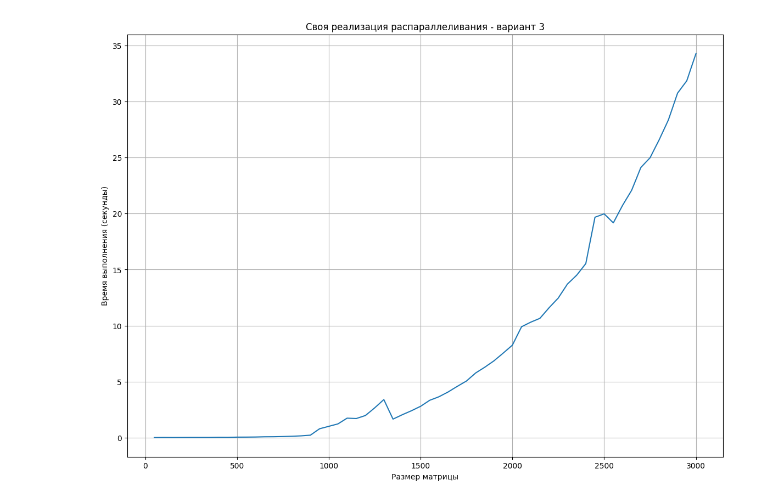
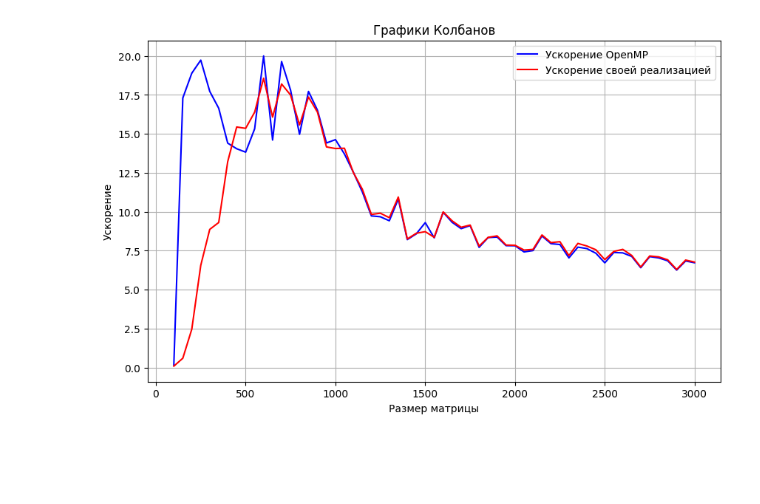
Before and after one commit to CallBan/ssau, a Jupyter notebook: 4 курс/1 семестр/Параллельное программирование/graphics_script.ipynb, the cells around one changed output. Cells and saved outputs as stored; diff of their text form; code cells hidden in the pictures; blank space fills up the shorter version.

```diff
--- a/4 курс/1 семестр/Параллельное программирование/graphics_script.ipynb
+++ b/4 курс/1 семестр/Параллельное программирование/graphics_script.ipynb
@@ -12,15 +12,19 @@ with open(f'data_{name}.txt', encoding='UTF-8') as file_in:
     manual_parallel = [float(x) for x in results[2]]
 
 matrix_sizes = list(range(50, 3050, 50))
+# %%
+a1 = [x / y for x, y in zip(without_parallel[1:], openMP_parallel[1:])]
+a2 = [x / y for x, y in zip(without_parallel[1:], manual_parallel[1:])]
 # %%
-fig, ax = plt.subplots(figsize=(14, 10))
-plt.plot(matrix_sizes, manual_parallel)
-#plt.title("Без распараллеливания - вариант 3")
-#plt.title("С использованием OpenMP - вариант 3")
-plt.title("Своя реализация распараллеливания - вариант 3")
+fig, ax = plt.subplots(figsize=(10, 6))
+plt.plot(matrix_sizes[1:], a1, color='blue', label='Ускорение OpenMP')
+plt.plot(matrix_sizes[1:], a2, color='red', label='Ускорение своей реализацией')
+# plt.plot(matrix_sizes, manual_parallel, color='red', label='Своя реализация распараллеливания')
+plt.title("Графики Колбанов")
 plt.xlabel("Размер матрицы")
-plt.ylabel("Время выполнения (секунды)")
+plt.ylabel("Ускорение")
+plt.legend()
 plt.grid()
 plt.show()
 # %% [output]
-[figure, old version]
+[figure, new version]
```
Also changed, not shown: parts of 1 cell of this notebook.
